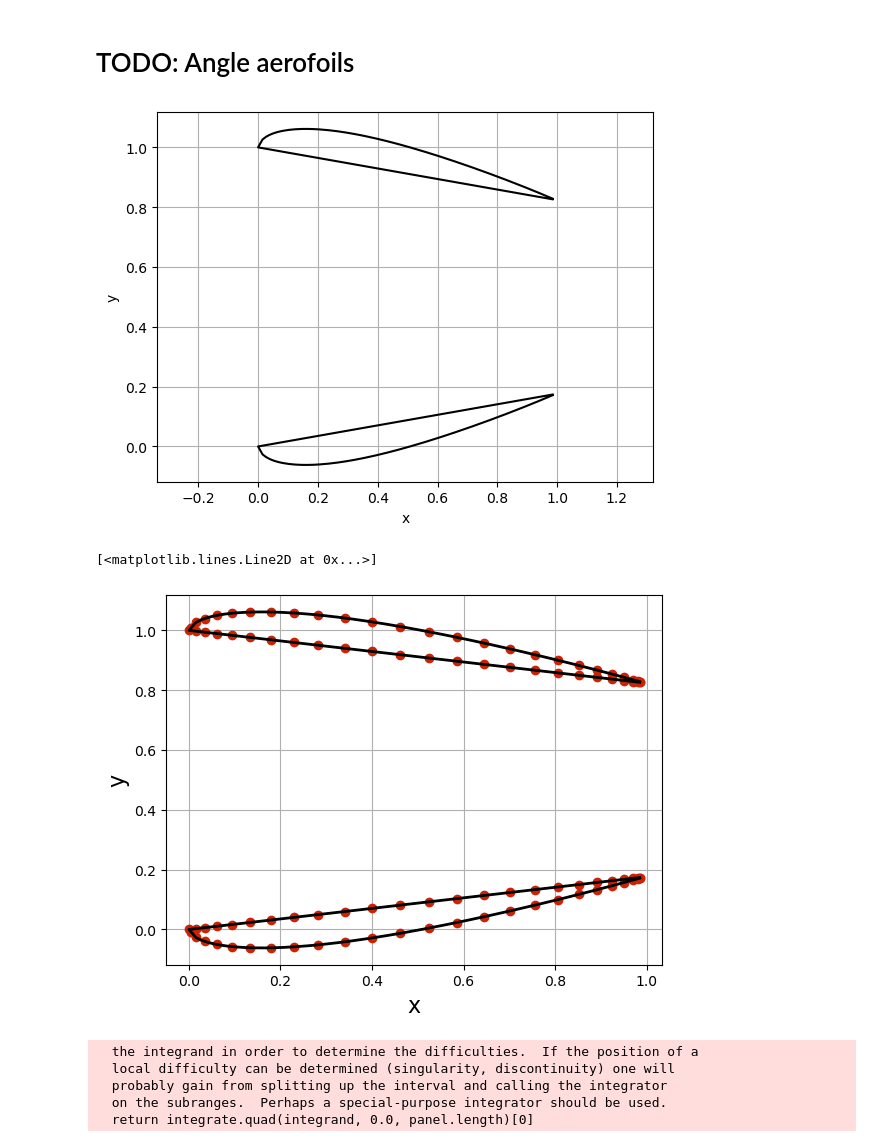
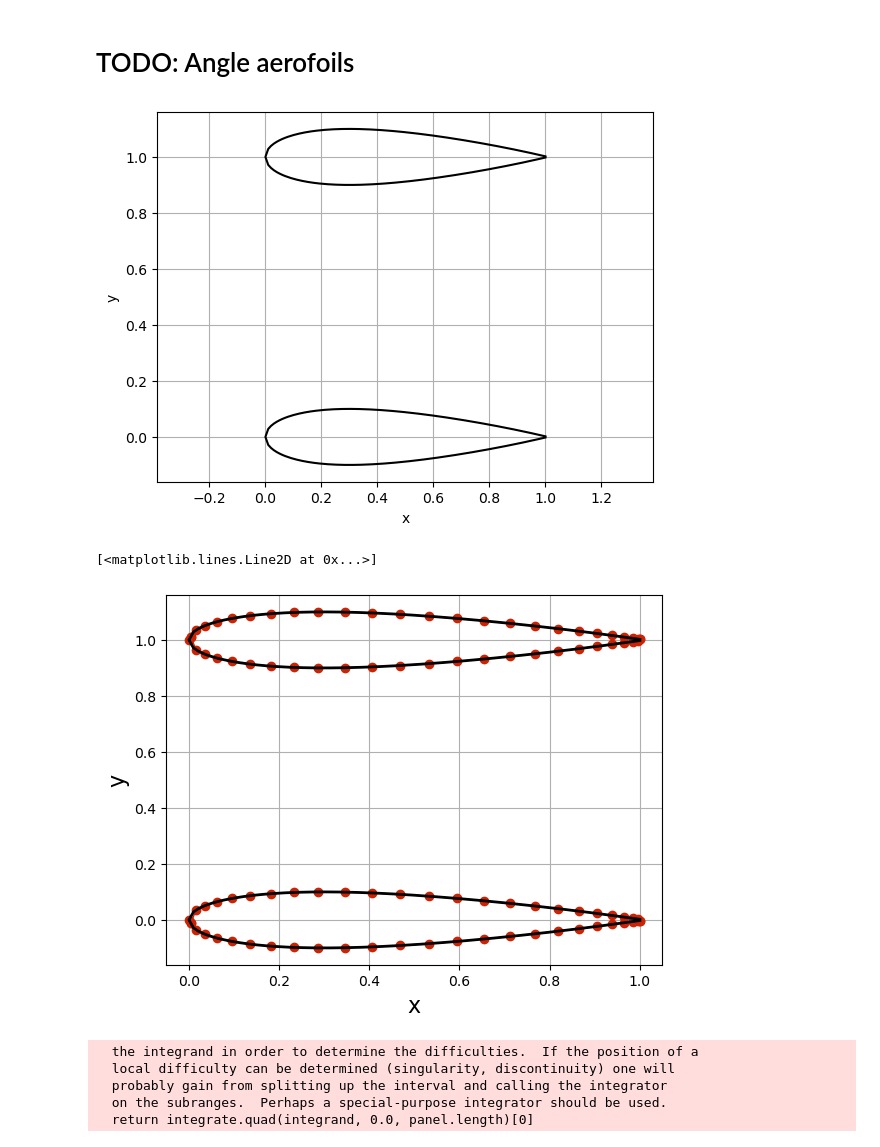
Before and after one commit to pilipb/DP5-code, a Jupyter notebook: testing_foil.ipynb, the cells around one changed output. Cells and saved outputs as stored; diff of their text form; code cells hidden in the pictures.

```diff
--- a/testing_foil.ipynb
+++ b/testing_foil.ipynb
@@ -1,7 +1,8 @@
 # %% [markdown]
 # TODO: Angle aerofoils
 # %%
-from aerofoil import *
+from aerofoil2 import *
+from aerofoil import vel_field, naca_foil, custom_foil, naca_one_side
 from matplotlib import pyplot as plt
 
 
@@ -9,36 +10,36 @@ foil_width = 0.2
 turbine_width = 0.8 + foil_width
 turbine_length = 1
 t_c = 0.2
-# alphas = [0,0]
-alphas = [10,-10]
+alphas = [0,0]
+# alphas = [10,-10]
 
 # Create a custom aerofoil
 # x,y = custom_foil(foil_width, t_c,alpha=alphas[0], side='left')
 # x2,y2 = custom_foil(foil_width, t_c,alpha=alphas[1], side='right')
 
 # Create a NACA 0012 aerofoil
 x,y = naca_foil(foil_width, alpha=alphas[0])
 x2,y2 = naca_foil(foil_width, alpha=alphas[1])
 
 # NB: to create a nozzle use any of the above functions and set the foil width to 0.01
 
 # create an asym foil
 # x,y = naca_one_side(foil_width,side='left', alpha=alphas[0])
 # x2,y2 = naca_one_side(foil_width,side='right', alpha = alphas[1])
 
 # scale the aerofoil length
 x = x * turbine_length
 x2 = x2 * turbine_length
 
 # Plot the aerofoil
 plt.plot(x,y,'k-')
 plt.plot(x2,y2 + turbine_width,'k-')
 plt.axis('equal')
 plt.xlabel('x')
 plt.ylabel('y')
 plt.grid()
 # %% [output]
-[figure, old version]
+[figure, new version]
 # %%
 import numpy as np
 
@@ -72,7 +73,7 @@ plt.plot(x, y, color='k', linestyle='-', linewidth=2)
 plt.plot(x2, y2, color='k', linestyle='-', linewidth=2)
 # %% [output]
 [<matplotlib.lines.Line2D at 0x...>]
-[figure, old version]
+[figure, new version]
 # %%
 # define the freestream conditions
 u_inf = 1
```
Also changed, not shown: parts of 3 cells of this notebook, 1 other file.
